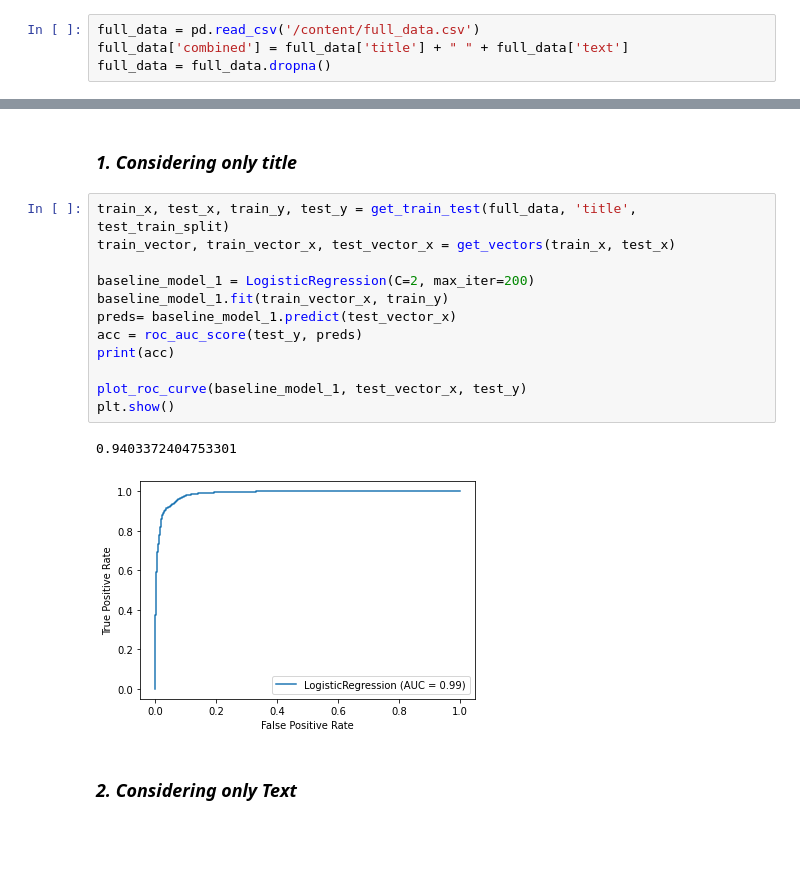
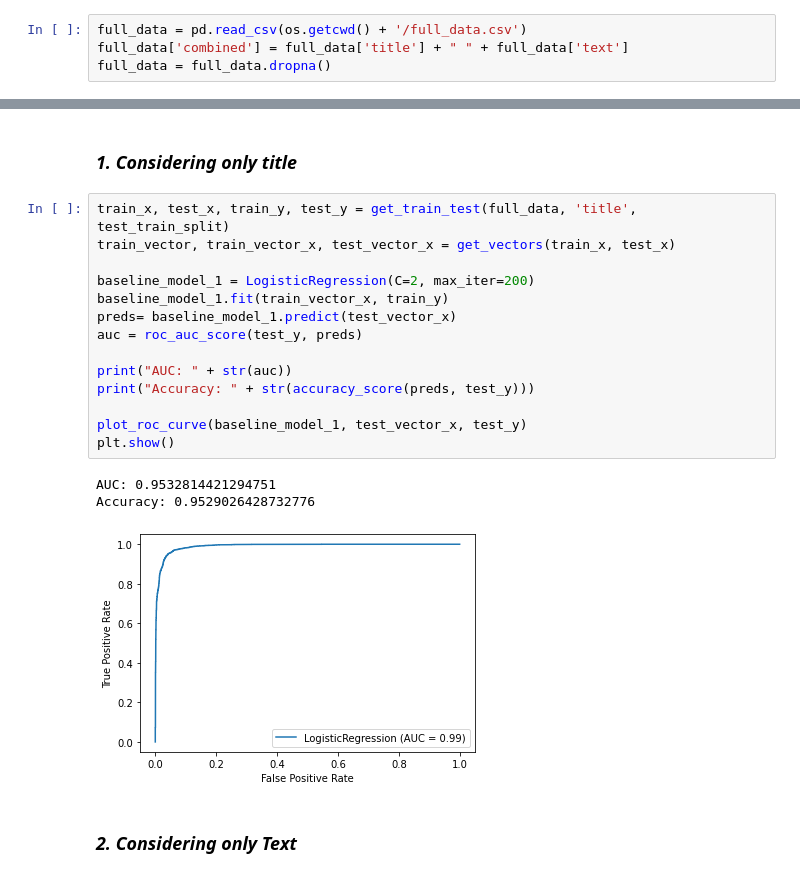
Before and after one commit to abhinavnagpal/Fatima-scholarship-challenge, a Jupyter notebook: Fatima_scholarship_task.ipynb, the cells around one changed output, grey strips where cells are left out. Saved outputs shown, nothing was run; the diff lists cells and outputs as text; blank space fills up the shorter version.

```diff
--- a/Fatima_scholarship_task.ipynb
+++ b/Fatima_scholarship_task.ipynb
@@ -360,5 +340,5 @@ full_data.to_csv('/content/full_data.csv', index=False, columns=list(full_data.c
 # %%
-full_data = pd.read_csv('/content/full_data.csv')
+full_data = pd.read_csv(os.getcwd() + '/full_data.csv')
 full_data['combined'] = full_data['title'] + " " + full_data['text']
 full_data = full_data.dropna()
 # %% [markdown]
@@ -451,18 +431,21 @@ def get_vectors(train_x, test_x):
 # %%
 train_x, test_x, train_y, test_y = get_train_test(full_data, 'title', test_train_split)
 train_vector, train_vector_x, test_vector_x = get_vectors(train_x, test_x)
 
 baseline_model_1 = LogisticRegression(C=2, max_iter=200)
 baseline_model_1.fit(train_vector_x, train_y)
 preds= baseline_model_1.predict(test_vector_x)
-acc = roc_auc_score(test_y, preds)
-print(acc)
+auc = roc_auc_score(test_y, preds)
+
+print("AUC: " + str(auc))
+print("Accuracy: " + str(accuracy_score(preds, test_y)))
 
 plot_roc_curve(baseline_model_1, test_vector_x, test_y)
 plt.show()
 # %% [output]
-0.9403372404753301
+AUC: 0.9532814421294751
+Accuracy: 0.9529026428732776
-[figure, old version]
+[figure, new version]
 # %% [markdown]
 ### ***2. Considering only Text***
 # %%
```
Also changed, not shown: parts of 9 cells of this notebook.
